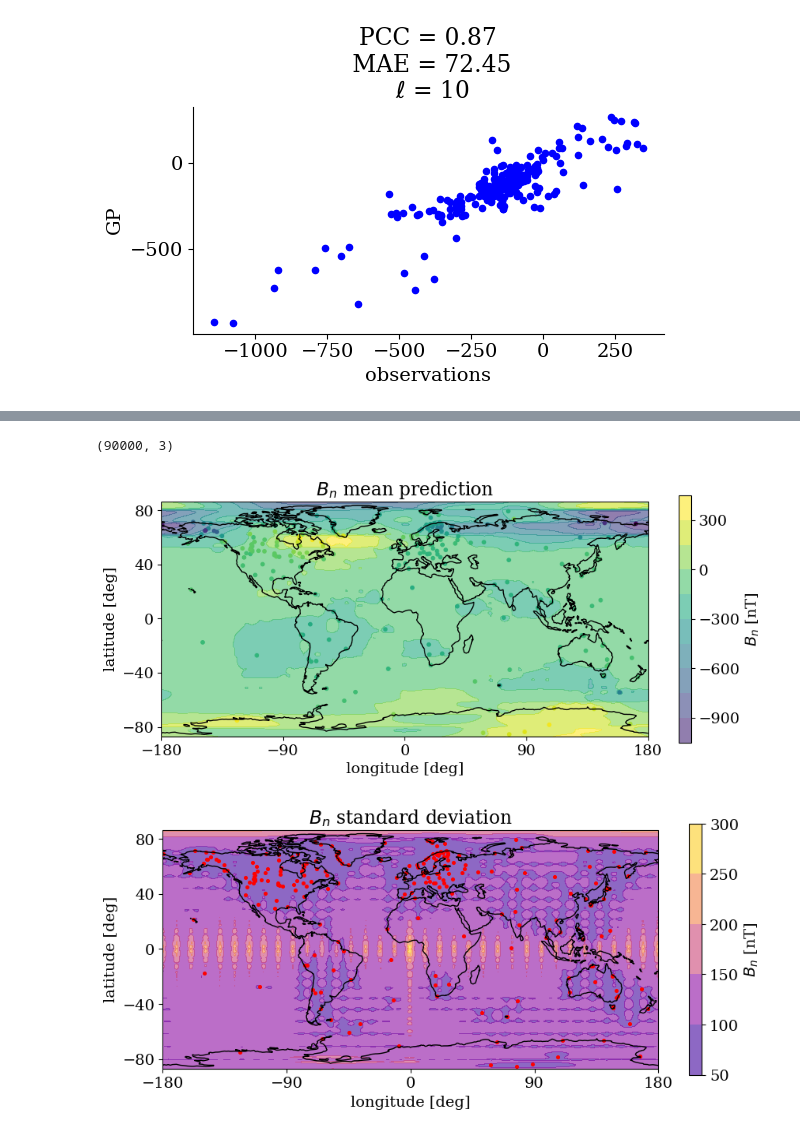
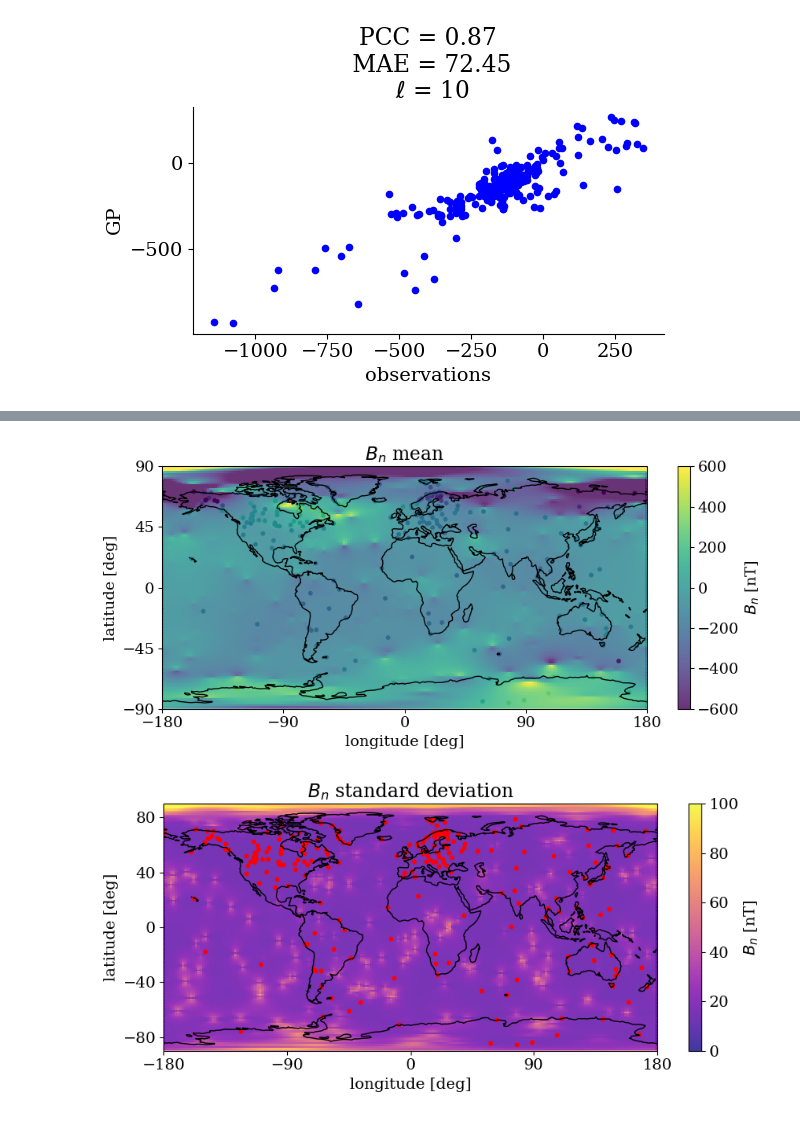
Before and after one commit to FrontierDevelopmentLab/2024-HL-GeoCL, a Jupyter notebook: src/GP/gaussian_process_tutorial_superMAG.ipynb, the cells around one changed output, grey strips where cells are left out. Cells and saved outputs as stored; diff of their text form; code cells hidden in the pictures.

```diff
--- a/src/GP/gaussian_process_tutorial_superMAG.ipynb
+++ b/src/GP/gaussian_process_tutorial_superMAG.ipynb
@@ -336,10 +354,12 @@ for ii in range(1, len(dt_sphere) + 1):
+# %%
+lon, lat = remove_duplicate_lonlat(lon=geo_lon, lat=geo_lat)
+mesh = stripy.sTriangulation(lon, lat)
+# %%
+mesh_lat = mesh.lats * 180/np.pi
+mesh_lon = (mesh.lons * 180/np.pi + 180)
 # %%
 # specify the secs grid
-lat_sec, lon_sec, r_sec = np.meshgrid(theta_vec,  # in deg [-90, 90]
-                          np.linspace(0, 359, 35),  # in deg [0, 360]
-                          R_ionosphere,  # in km
-                          indexing='ij')
-
+lat_sec, lon_sec, r_sec = lat_sec, lon_sec, r_sec = mesh_lat,  mesh_lon, R_ionosphere * np.ones(len(mesh_lat))  # in km
 secs_lat_lon_r = np.hstack((lat_sec.reshape(-1, 1), lon_sec.reshape(-1, 1), r_sec.reshape(-1, 1)))
 # %%
 # specify the observed grid
@@ -387,57 +408,45 @@ Updates: True
-# %%
-# create prediction points
-n_lat = 300
-n_lon = 300
-lat_pred, lon_pred, r_pred = np.meshgrid(np.linspace(-87, 87, n_lat, endpoint=False),
-                          np.linspace(0, 360, n_lon, endpoint=True),
-                          R_earth,
-                          indexing='ij')
-
-pred_lat_lon_r = np.vstack((np.ndarray.flatten(lat_pred),
-                            np.ndarray.flatten(lon_pred),
-                            np.ndarray.flatten(r_pred))).T
-pred_lat_lon_r.shape
-# %% [output]
-(90000, 3)
+# %%
+# predicted grid
+n_lat, n_lon = 200, 200
+pred_lat_lon_r, pred_lat, pred_lon = get_mesh(n_lon=n_lon, n_lat=n_lat, radius=R_earth,
+                                              lat_max=90, lat_min=-90, endpoint_lon=False)
 # %%
 # predict
 A, B = m.predict(Xnew=T_df(obs_loc=pred_lat_lon_r, sec_loc=secs_lat_lon_r))
 # %%
 fig = plt.figure(figsize=(9, 4))
 ax = fig.add_subplot(1, 1, 1, projection=ccrs.PlateCarree())
 
 ax.coastlines()
-pos = ax.contourf(lon_pred[:, :, 0], lat_pred[:, :, 0], np.reshape(A[:n_lat*n_lon], (n_lat, n_lon), "C"),
-                  alpha=0.6,
-                  transform=ccrs.PlateCarree(),
-                  vmin=np.min(data_Bn),
-                  vmax=np.max(data_Bn),
-                  levels=10)
-plt.scatter(geo_lon, geo_lat, c=data_Bn, s=10, cmap='viridis', transform=ccrs.PlateCarree())
-
+pos = ax.pcolormesh(pred_lon[:, :, 0], pred_lat[:, :, 0], np.reshape(A[:n_lat*n_lon], (n_lat, n_lon), "C"), alpha=0.8,
+                    transform=ccrs.PlateCarree(), vmin=-600, vmax=600, shading="nearest")
+plt.scatter(geo_lon, geo_lat, c=data_Bn, s=10, cmap='viridis', vmin=-600, vmax=600, transform=ccrs.PlateCarree())
 
 cbar = fig.colorbar(pos)
 cbar.ax.set_ylabel("$B_{n}$ [nT]", rotation=90)
 ax.set_xticks([-180, -90, 0, 90, 180])
-ax.set_yticks([-80, -40, 0, 40, 80])
-ax.set_title("$B_{n}$ mean prediction")
+ax.set_yticks([-90, -45, 0, 45, 90])
+ax.set_title("$B_{n}$ mean")
+#ax.set_xlim(-180, 180)
+#ax.set_ylim(-90, 90)
 ax.set_xlabel("longitude [deg]")
 ax.set_ylabel("latitude [deg]")
 ax.spines['right'].set_visible(False)
 ax.spines['top'].set_visible(False)
 plt.tight_layout()
 
 plt.savefig("figures/mean_sec_linear.png", bbox_inches='tight', dpi=600)
 # %% [output]
-[figure, old version]
+[figure, new version]
 # %%
 fig = plt.figure(figsize=(9, 4))
 ax = fig.add_subplot(1, 1, 1, projection=ccrs.PlateCarree())
 
+
 ax.coastlines()
-pos = ax.contourf(lon_pred[:, :, 0], lat_pred[:, :, 0], np.reshape(np.sqrt(B)[:n_lat*n_lon], (n_lat, n_lon), "C"),
-                  alpha=0.6, transform=ccrs.PlateCarree(), levels=4,
-                  cmap="plasma")
+pos = ax.pcolormesh(pred_lon[:, :, 0], pred_lat[:, :, 0], np.reshape(np.sqrt(B)[:n_lat*n_lon], (n_lat, n_lon), "C"), alpha=0.8,
+                    transform=ccrs.PlateCarree(), vmin=0, vmax=100, cmap="plasma", shading="nearest")
+plt.scatter(geo_lon, geo_lat, s=10, c='red', transform=ccrs.PlateCarree())
 
 plt.scatter(geo_lon, geo_lat, c="red", s=7)
 cbar = fig.colorbar(pos)
@@ -453,5 +462,5 @@ plt.tight_layout()
 
 plt.savefig("figures/std_sec_linear.png", bbox_inches='tight', dpi=600)
 # %% [output]
-[figure, old version]
+[figure, new version]
 # %%
```
Also changed, not shown: parts of 29 cells of this notebook, 3 other files.
